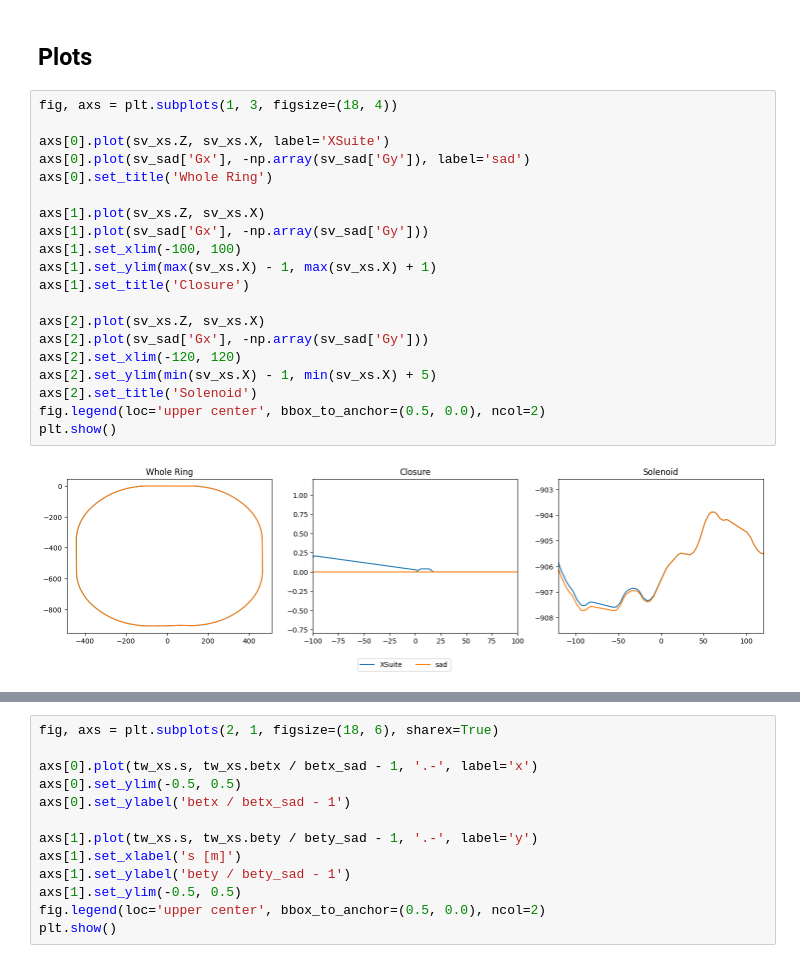
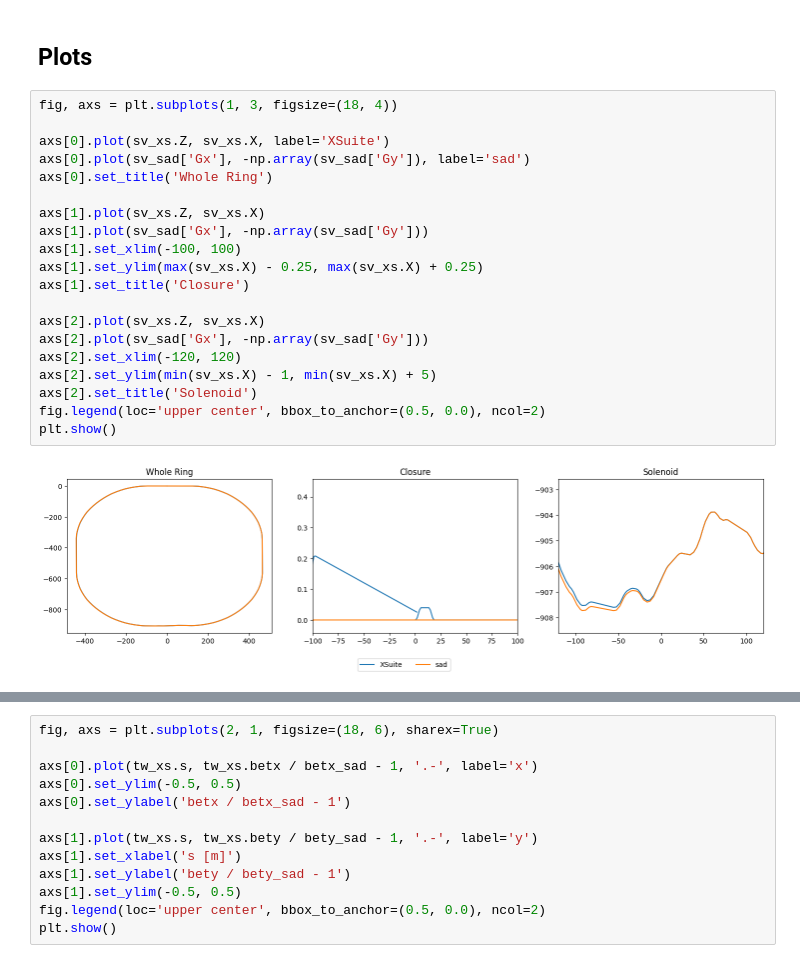
Before and after one commit to JPTS2/superkekb, a Jupyter notebook: find_points_of_interest.ipynb, the cells around one changed output, grey strips where cells are left out. Saved outputs shown, nothing was run; the diff lists cells and outputs as text.

```diff
--- a/find_points_of_interest.ipynb
+++ b/find_points_of_interest.ipynb
@@ -328,22 +311,22 @@ Found suitable prebuilt kernel `default_only_xtrack`.
 # %%
 fig, axs = plt.subplots(1, 3, figsize=(18, 4))
 
 axs[0].plot(sv_xs.Z, sv_xs.X, label='XSuite')
 axs[0].plot(sv_sad['Gx'], -np.array(sv_sad['Gy']), label='sad')
 axs[0].set_title('Whole Ring')
 
 axs[1].plot(sv_xs.Z, sv_xs.X)
 axs[1].plot(sv_sad['Gx'], -np.array(sv_sad['Gy']))
 axs[1].set_xlim(-100, 100)
-axs[1].set_ylim(max(sv_xs.X) - 1, max(sv_xs.X) + 1)
+axs[1].set_ylim(max(sv_xs.X) - 0.25, max(sv_xs.X) + 0.25)
 axs[1].set_title('Closure')
 
 axs[2].plot(sv_xs.Z, sv_xs.X)
 axs[2].plot(sv_sad['Gx'], -np.array(sv_sad['Gy']))
 axs[2].set_xlim(-120, 120)
 axs[2].set_ylim(min(sv_xs.X) - 1, min(sv_xs.X) + 5)
 axs[2].set_title('Solenoid')
 fig.legend(loc='upper center', bbox_to_anchor=(0.5, 0.0), ncol=2)
 plt.show()
 # %% [output]
-[figure, old version]
+[figure, new version]
```
Also changed, not shown: parts of 9 cells of this notebook, 12 other files.
